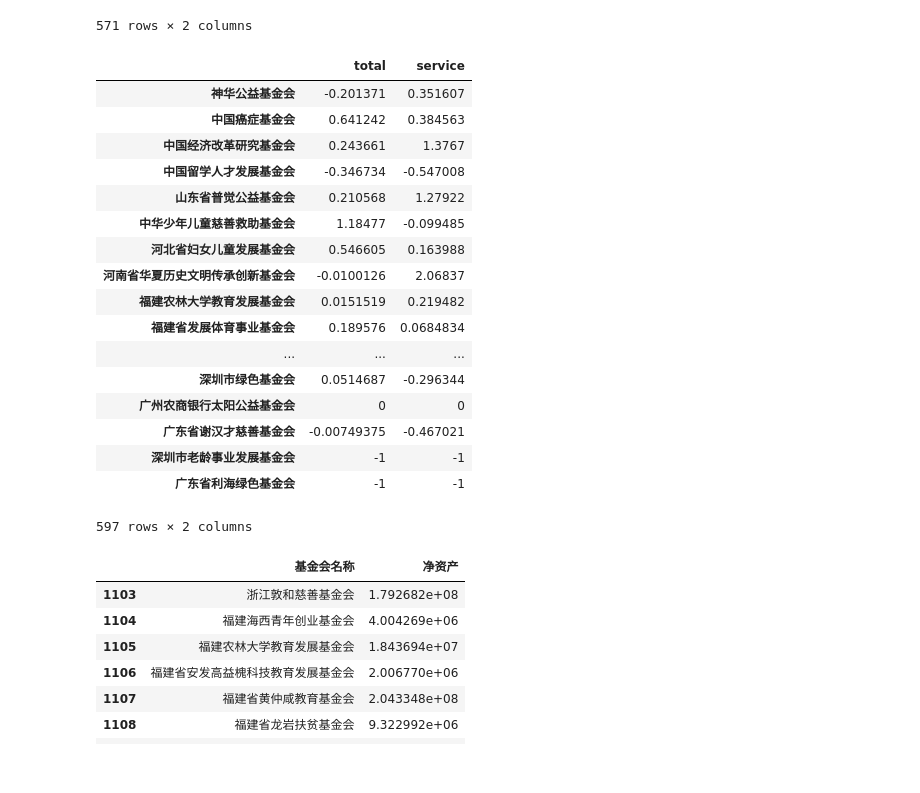
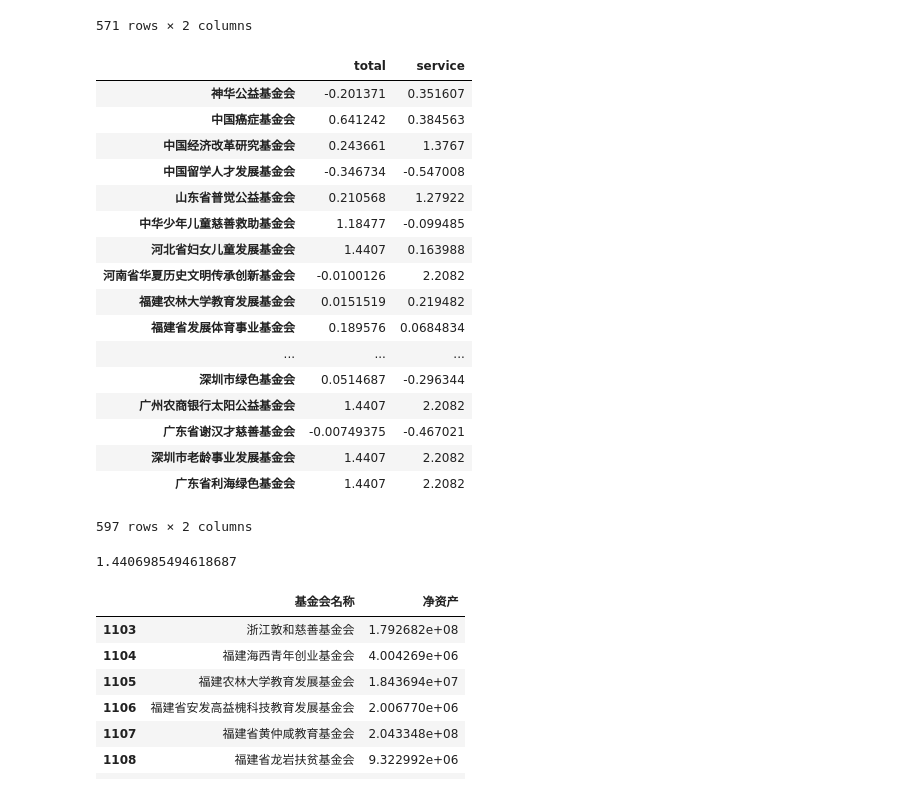
Before and after one commit to khuangaf/soicalHack, a Jupyter notebook: data_preprocess.ipynb, the cells around one changed output. Cells and saved outputs as stored; diff of their text form; code cells hidden in the pictures.

```diff
--- a/data_preprocess.ipynb
+++ b/data_preprocess.ipynb
@@ -224,0 +221,3 @@ fieldSimilarityDf
+# %%
+bi_invest_df = invest_df.loc[:,['受助单位名称','项目编码']].join(project_df.loc[:,['基金会名称','项目编码','SDG']].set_index('项目编码'), on='项目编码').dropna(subset=['基金会名称'])
+bi_invest_df
@@ -367,47 +446,56 @@ servicePortionDf
 # %%
 # improve rate of total assests & social service expenditure
 fina_df201415 = fina_df.loc[(fina_df['财务年度'] == 2015) | (fina_df['财务年度'] == 2014),:]
 organizations = list(fina_df201415['基金会名称'].unique())
 operationDf = pd.DataFrame(columns = ['total','service'], index = organizations)
-
+fina_df201415 = fina_df201415.loc[fina_df201415['财务年度'] == 2015,['基金会名称','净资产','公益事业支出']].join( fina_df201415.loc[fina_df201415['财务年度'] == 2014,['基金会名称','净资产','公益事业支出']].rename(columns={'基金会名称':'基金会名称','净资产':'净资产2014','公益事业支出':'公益事业支出2014'}).set_index('基金会名称'), on='基金会名称')
+total_mean = fina_df201415.loc[(fina_df201415['净资产'] >0) & (fina_df201415['净资产2014']>0),:].apply(lambda(row): (row['净资产'] - row['净资产2014'])/row['净资产2014'],axis=1).mean()
+service_mean = fina_df201415.loc[(fina_df201415['公益事业支出'] >0) & (fina_df201415['公益事业支出2014']>0),:].apply(lambda(row): (row['公益事业支出'] - row['公益事业支出2014'])/row['公益事业支出2014'],axis=1).mean()
+fina_df201415 = fina_df.loc[(fina_df['财务年度'] == 2015) | (fina_df['财务年度'] == 2014),:]
 for organization in organizations:
 
 #     print organization
     df2014 = fina_df201415.loc[(fina_df201415['基金会名称'] == organization )&(fina_df201415['财务年度'] == 2014), ['净资产','公益事业支出']]
     df2015 = fina_df201415.loc[(fina_df201415['基金会名称'] == organization )&(fina_df201415['财务年度'] == 2015), ['净资产','公益事业支出']]
 #     print (df2015.iloc[0]['净资产']-df2014.iloc[0]['净资产'])
     if df2014.shape[0] <1:
-        operationDf.loc[operationDf.index ==organization,'total']=0
-        operationDf.loc[operationDf.index ==organization,'service']=0
+        operationDf.loc[operationDf.index ==organization,'total']= total_mean
+        operationDf.loc[operationDf.index ==organization,'service']=service_mean
     elif df2015.shape[0] <1:
-        operationDf.loc[operationDf.index ==organization,'total'] = (0-df2014.iloc[0]['净资产'])/ df2014.iloc[0]['净资产']
-        operationDf.loc[operationDf.index == organization,'service']=(0-df2014.iloc[0]['公益事业支出'])/df2014.iloc[0]['公益事业支出']
+        operationDf.loc[operationDf.index ==organization,'total'] = total_mean
+        operationDf.loc[operationDf.index == organization,'service']=service_mean
     else:
         operationDf.loc[operationDf.index==organization,'total'] = (df2015.iloc[0]['净资产']-df2014.iloc[0]['净资产'])/ df2014.iloc[0]['净资产']
         operationDf.loc[operationDf.index==organization,'service']=(df2015.iloc[0]['公益事业支出']-df2014.iloc[0]['公益事业支出'])/df2014.iloc[0]['公益事业支出']
         # fill the incomplete info with mean value
-        if df2014.iloc[0]['净资产'] == 0 or df2015.iloc[0]['净资产'] == 0 : operationDf.loc[operationDf.index==organization,'total'] = 0.546604563453
-        if df2014.iloc[0]['公益事业支出'] == 0 or df2015.iloc[0]['公益事业支出'] == 0 : operationDf.loc[operationDf.index==organization,'service'] = 2.06837306098
+        if df2014.iloc[0]['净资产'] == 0 or df2015.iloc[0]['净资产'] == 0 : operationDf.loc[operationDf.index==organization,'total'] = total_mean
+        if df2014.iloc[0]['公益事业支出'] == 0 or df2015.iloc[0]['公益事业支出'] == 0 : operationDf.loc[operationDf.index==organization,'service'] = service_mean
 operationDf
 # %% [output]
 |  | total | service |
 | 神华公益基金会 | -0.201371 | 0.351607 |
 | 中国癌症基金会 | 0.641242 | 0.384563 |
 | 中国经济改革研究基金会 | 0.243661 | 1.3767 |
 | 中国留学人才发展基金会 | -0.346734 | -0.547008 |
 | 山东省普觉公益基金会 | 0.210568 | 1.27922 |
 | 中华少年儿童慈善救助基金会 | 1.18477 | -0.099485 |
-| 河北省妇女儿童发展基金会 | 0.546605 | 0.163988 |
-| 河南省华夏历史文明传承创新基金会 | -0.0100126 | 2.06837 |
+| 河北省妇女儿童发展基金会 | 1.4407 | 0.163988 |
+| 河南省华夏历史文明传承创新基金会 | -0.0100126 | 2.2082 |
 | 福建农林大学教育发展基金会 | 0.0151519 | 0.219482 |
 | 福建省发展体育事业基金会 | 0.189576 | 0.0684834 |
 | ... | ... | ... |
 | 深圳市绿色基金会 | 0.0514687 | -0.296344 |
-| 广州农商银行太阳公益基金会 | 0 | 0 |
+| 广州农商银行太阳公益基金会 | 1.4407 | 2.2082 |
 | 广东省谢汉才慈善基金会 | -0.00749375 | -0.467021 |
-| 深圳市老龄事业发展基金会 | -1 | -1 |
-| 广东省利海绿色基金会 | -1 | -1 |
+| 深圳市老龄事业发展基金会 | 1.4407 | 2.2082 |
+| 广东省利海绿色基金会 | 1.4407 | 2.2082 |
 597 rows × 2 columns
+# %%
+fina_df201415 = fina_df.loc[(fina_df['财务年度'] == 2015) | (fina_df['财务年度'] == 2014),:]
+organizations = list(fina_df201415['基金会名称'].unique())
+operationDf = pd.DataFrame(columns = ['total','service'], index = organizations)
+# %% [output]
+1.4406985494618687
 # %%
 influenceDf = fina_df.loc[fina_df['财务年度']==2015,['基金会名称','净资产']]
 influenceDf
```
Also changed, not shown: parts of 16 cells of this notebook.
